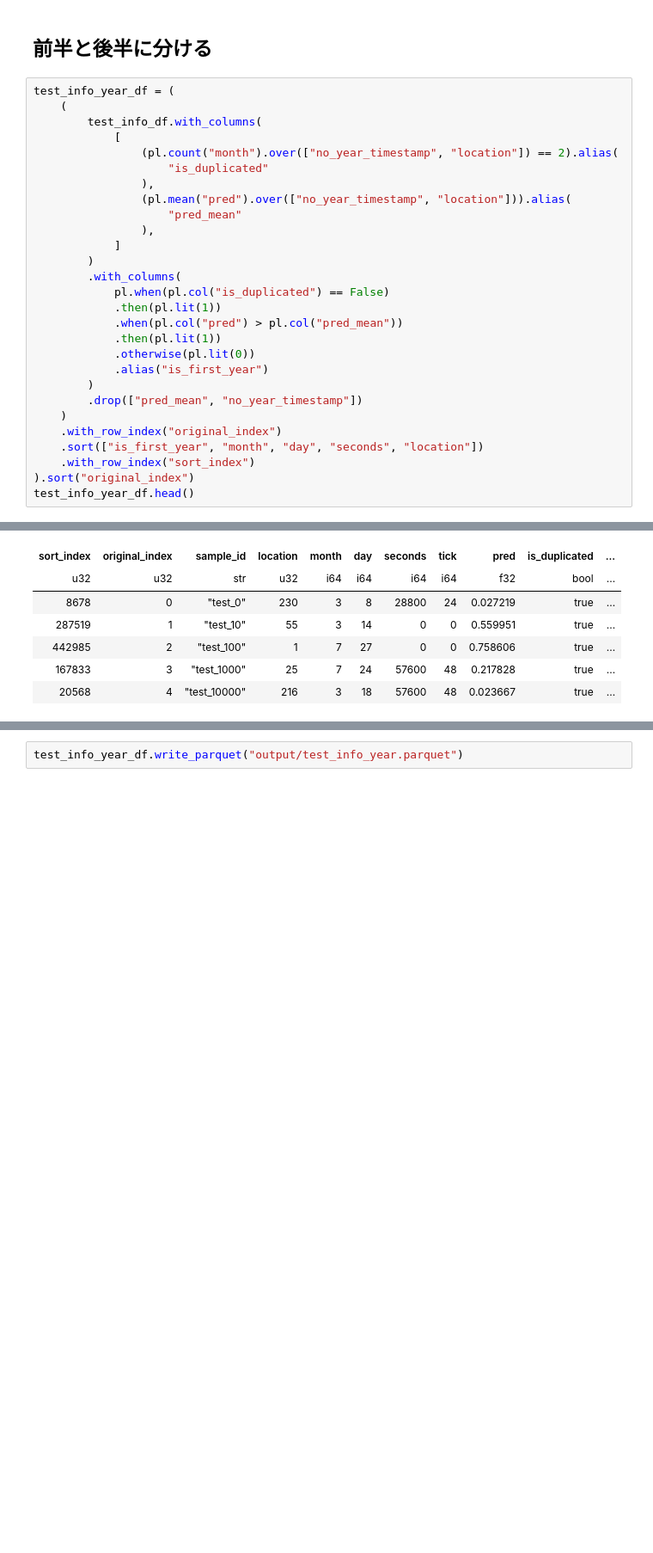
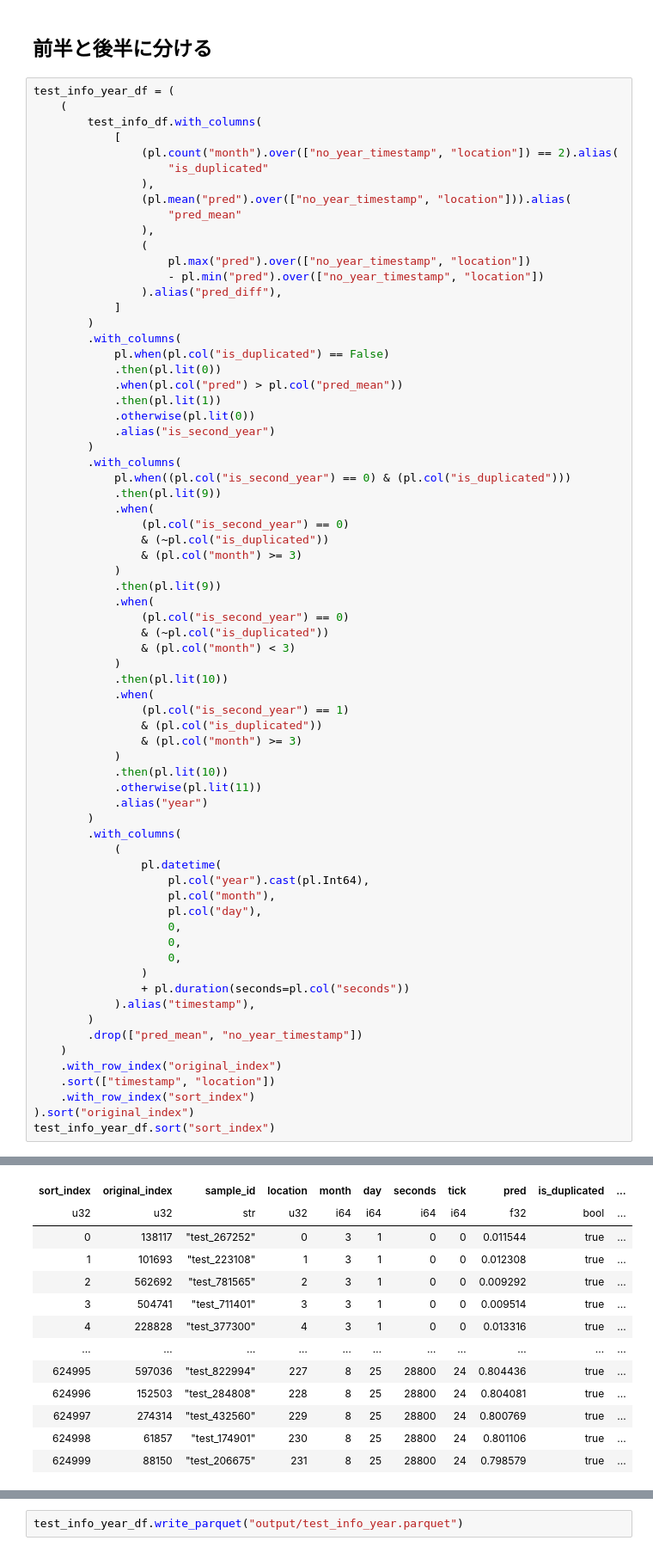
Before and after one commit to unonao/kaggle-leap, a Jupyter notebook: notebook/2024-07-10_join_hack.ipynb, the cells around one changed output, grey strips where cells are left out. Shown at 86% size. Cells and saved outputs as stored; diff of their text form; blank space fills up the shorter version.

```diff
--- a/notebook/2024-07-10_join_hack.ipynb
+++ b/notebook/2024-07-10_join_hack.ipynb
@@ -126,21 +127,62 @@ test_info_year_df = (
                 (pl.mean("pred").over(["no_year_timestamp", "location"])).alias(
                     "pred_mean"
                 ),
+                (
+                    pl.max("pred").over(["no_year_timestamp", "location"])
+                    - pl.min("pred").over(["no_year_timestamp", "location"])
+                ).alias("pred_diff"),
             ]
         )
         .with_columns(
             pl.when(pl.col("is_duplicated") == False)
-            .then(pl.lit(1))
+            .then(pl.lit(0))
             .when(pl.col("pred") > pl.col("pred_mean"))
             .then(pl.lit(1))
             .otherwise(pl.lit(0))
-            .alias("is_first_year")
+            .alias("is_second_year")
+        )
+        .with_columns(
+            pl.when((pl.col("is_second_year") == 0) & (pl.col("is_duplicated")))
+            .then(pl.lit(9))
+            .when(
+                (pl.col("is_second_year") == 0)
+                & (~pl.col("is_duplicated"))
+                & (pl.col("month") >= 3)
+            )
+            .then(pl.lit(9))
+            .when(
+                (pl.col("is_second_year") == 0)
+                & (~pl.col("is_duplicated"))
+                & (pl.col("month") < 3)
+            )
+            .then(pl.lit(10))
+            .when(
+                (pl.col("is_second_year") == 1)
+                & (pl.col("is_duplicated"))
+                & (pl.col("month") >= 3)
+            )
+            .then(pl.lit(10))
+            .otherwise(pl.lit(11))
+            .alias("year")
+        )
+        .with_columns(
+            (
+                pl.datetime(
+                    pl.col("year").cast(pl.Int64),
+                    pl.col("month"),
+                    pl.col("day"),
+                    0,
+                    0,
+                    0,
+                )
+                + pl.duration(seconds=pl.col("seconds"))
+            ).alias("timestamp"),
         )
         .drop(["pred_mean", "no_year_timestamp"])
     )
     .with_row_index("original_index")
-    .sort(["is_first_year", "month", "day", "seconds", "location"])
+    .sort(["timestamp", "location"])
     .with_row_index("sort_index")
 ).sort("original_index")
-test_info_year_df.head()
+test_info_year_df.sort("sort_index")
 # %% [output]
@@ -148,7 +190,13 @@ shape: (5, 11)
 | sort_index | original_index | sample_id | location | month | day | seconds | tick | pred | is_duplicated | ... |
 | u32 | u32 | str | u32 | i64 | i64 | i64 | i64 | f32 | bool | ... |
-| 8678 | 0 | "test_0" | 230 | 3 | 8 | 28800 | 24 | 0.027219 | true | ... |
-| 287519 | 1 | "test_10" | 55 | 3 | 14 | 0 | 0 | 0.559951 | true | ... |
-| 442985 | 2 | "test_100" | 1 | 7 | 27 | 0 | 0 | 0.758606 | true | ... |
-| 167833 | 3 | "test_1000" | 25 | 7 | 24 | 57600 | 48 | 0.217828 | true | ... |
-| 20568 | 4 | "test_10000" | 216 | 3 | 18 | 57600 | 48 | 0.023667 | true | ... |
+| 0 | 138117 | "test_267252" | 0 | 3 | 1 | 0 | 0 | 0.011544 | true | ... |
+| 1 | 101693 | "test_223108" | 1 | 3 | 1 | 0 | 0 | 0.012308 | true | ... |
+| 2 | 562692 | "test_781565" | 2 | 3 | 1 | 0 | 0 | 0.009292 | true | ... |
+| 3 | 504741 | "test_711401" | 3 | 3 | 1 | 0 | 0 | 0.009514 | true | ... |
+| 4 | 228828 | "test_377300" | 4 | 3 | 1 | 0 | 0 | 0.013316 | true | ... |
+| … | … | … | … | … | … | … | … | … | … | ... |
+| 624995 | 597036 | "test_822994" | 227 | 8 | 25 | 28800 | 24 | 0.804436 | true | ... |
+| 624996 | 152503 | "test_284808" | 228 | 8 | 25 | 28800 | 24 | 0.804081 | true | ... |
+| 624997 | 274314 | "test_432560" | 229 | 8 | 25 | 28800 | 24 | 0.800769 | true | ... |
+| 624998 | 61857 | "test_174901" | 230 | 8 | 25 | 28800 | 24 | 0.801106 | true | ... |
+| 624999 | 88150 | "test_206675" | 231 | 8 | 25 | 28800 | 24 | 0.798579 | true | ... |
```
Also changed, not shown: parts of 18 cells of this notebook, 9 other files.
